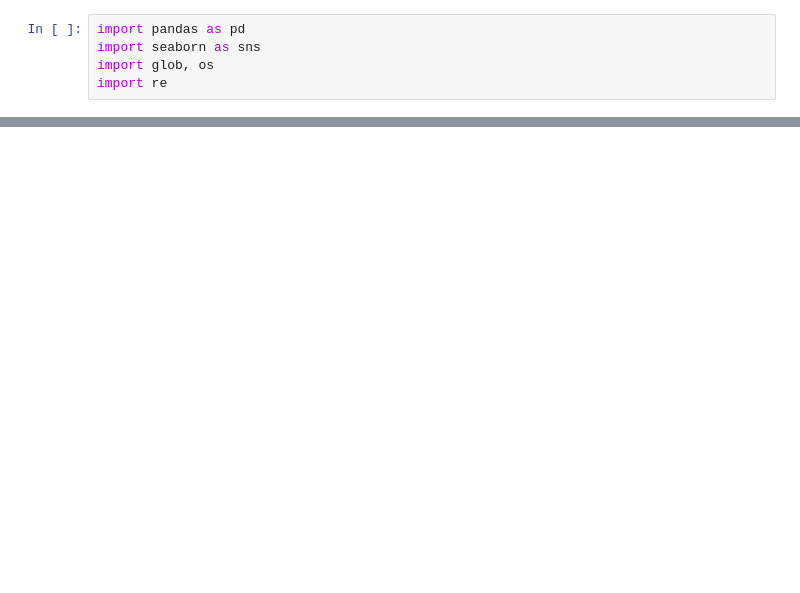
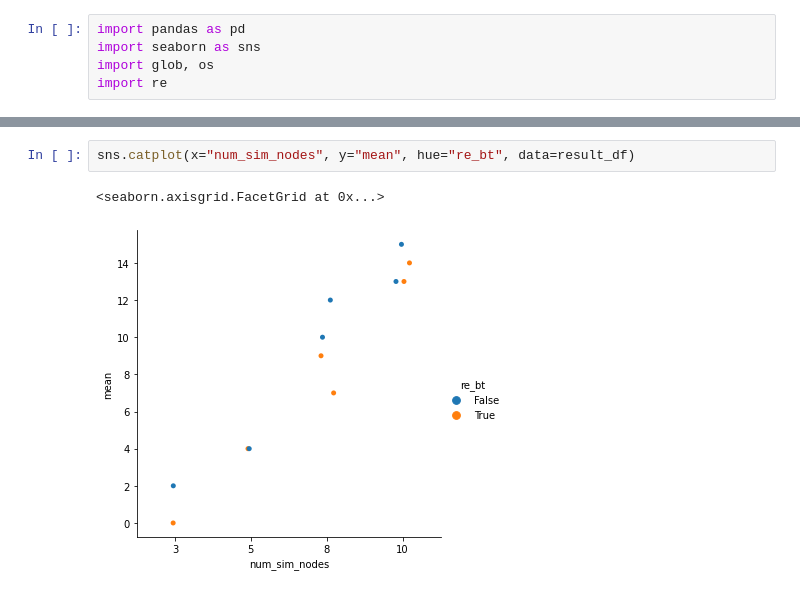
Before and after one commit to interaction-lab/RE-BT-Espresso, a Jupyter notebook: expr_analysis.ipynb, the cells around one changed output, grey strips where cells are left out. Drawn from its saved outputs; the diff is of its cells as text; blank space fills up the shorter version.

```diff
--- a/expr_analysis.ipynb
+++ b/expr_analysis.ipynb
@@ -40,0 +48,5 @@ sns.catplot(x="num_sim_nodes", y="min", hue="re_bt", ci="std", data=result_df)
+# %%
+sns.catplot(x="num_sim_nodes", y="mean", hue="re_bt", data=result_df)
+# %% [output]
+<seaborn.axisgrid.FacetGrid at 0x...>
+[figure, added]
```
Also changed, not shown: parts of 3 cells of this notebook, 1 other file.
